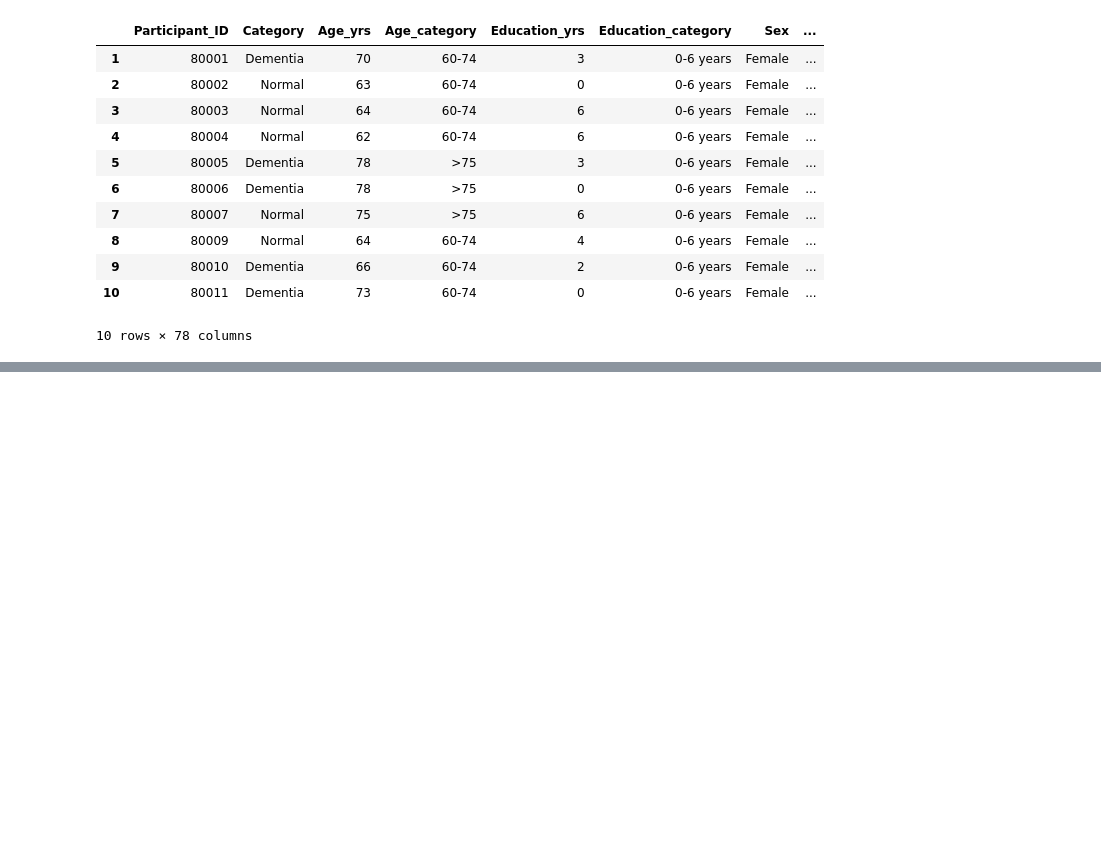
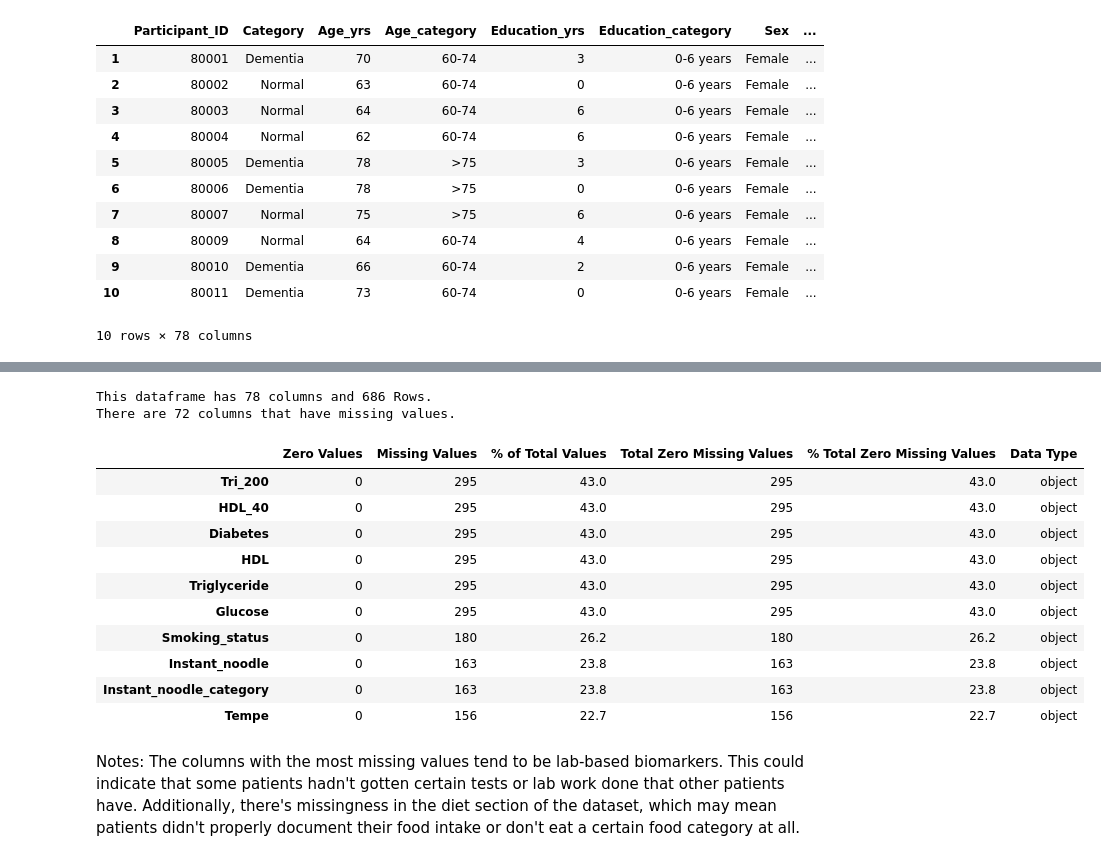
Before and after one commit to morganzimmerman/alzheimers_project, a Jupyter notebook: data_cleaning.ipynb, the cells around one changed output, grey strips where cells are left out. Drawn from its saved outputs; the diff is of its cells as text; code cells hidden in the pictures; blank space fills up the shorter version.

```diff
--- a/data_cleaning.ipynb
+++ b/data_cleaning.ipynb
@@ -76,0 +88,49 @@ dta.head(10)
+# %%
+def missing_zero_values_table(df):
+    '''
+    This function creates a table of each variable's counts of zero values and missing values.
+    It reports the counts as percentages of all observations in a column as well.
+
+    Arguments
+    ---------
+    dataframe: pandas dataframe
+
+    Returns
+    -------
+    table: table of information on each variable's missingness
+    '''
+    zero_val = (df == 0.00).astype(int).sum(axis=0)
+    mis_val = df.isnull().sum()
+    mis_val_percent = 100 * df.isnull().sum() / len(df)
+    mz_table = pd.concat([zero_val, mis_val, mis_val_percent], axis=1)
+    mz_table = mz_table.rename(
+    columns = {0 : 'Zero Values', 1 : 'Missing Values', 2 : '% of Total Values'})
+    mz_table['Total Zero Missing Values'] = mz_table['Zero Values'] + mz_table['Missing Values']
+    mz_table['% Total Zero Missing Values'] = 100 * mz_table['Total Zero Missing Values'] / len(df)
+    mz_table['Data Type'] = df.dtypes
+    mz_table = mz_table[
+        mz_table.iloc[:,1] != 0].sort_values(
+    '% of Total Values', ascending=False).round(1)
+    print ("This dataframe has " + str(df.shape[1]) + " columns and " + str(df.shape[0]) + " Rows.\n"
+        "There are " + str(mz_table.shape[0]) +
+        " columns that have missing values.")
+    return mz_table
+
+missing_dta = missing_zero_values_table(dta)
+missing_dta.head(10)
+# %% [output]
+This dataframe has 78 columns and 686 Rows.
+There are 72 columns that have missing values.
+|  | Zero Values | Missing Values | % of Total Values | Total Zero Missing Values | % Total Zero Missing Values | Data Type |
+| Tri_200 | 0 | 295 | 43.0 | 295 | 43.0 | object |
+| HDL_40 | 0 | 295 | 43.0 | 295 | 43.0 | object |
+| Diabetes | 0 | 295 | 43.0 | 295 | 43.0 | object |
+| HDL | 0 | 295 | 43.0 | 295 | 43.0 | object |
+| Triglyceride | 0 | 295 | 43.0 | 295 | 43.0 | object |
+| Glucose | 0 | 295 | 43.0 | 295 | 43.0 | object |
+| Smoking_status | 0 | 180 | 26.2 | 180 | 26.2 | object |
+| Instant_noodle | 0 | 163 | 23.8 | 163 | 23.8 | object |
+| Instant_noodle_category | 0 | 163 | 23.8 | 163 | 23.8 | object |
+| Tempe | 0 | 156 | 22.7 | 156 | 22.7 | object |
+# %% [markdown]
+Notes: The columns with the most missing values tend to be lab-based biomarkers. This could indicate that some patients hadn't gotten certain tests or lab work done that other patients have. Additionally, there's missingness in the diet section of the dataset, which may mean patients didn't properly document their food intake or don't eat a certain food category at all.
```
Also changed, not shown: parts of 6 cells of this notebook.
